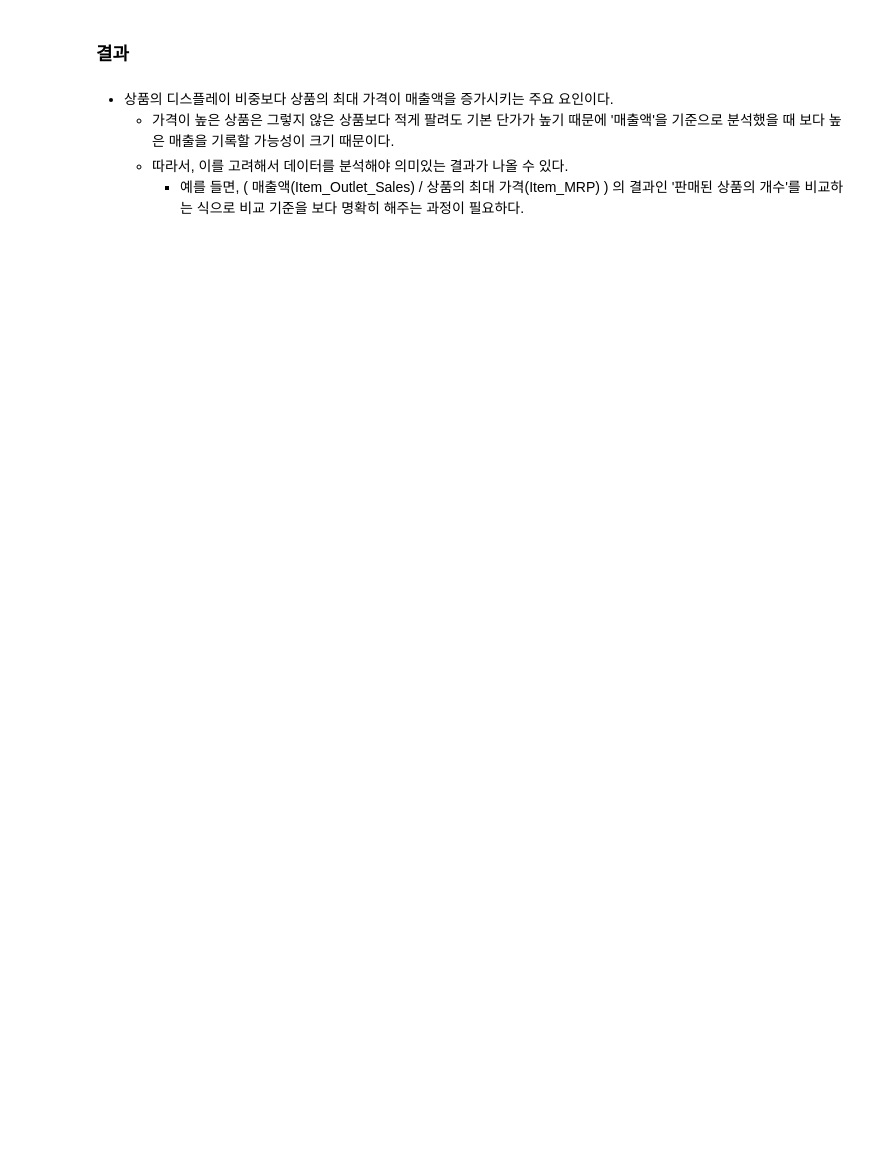
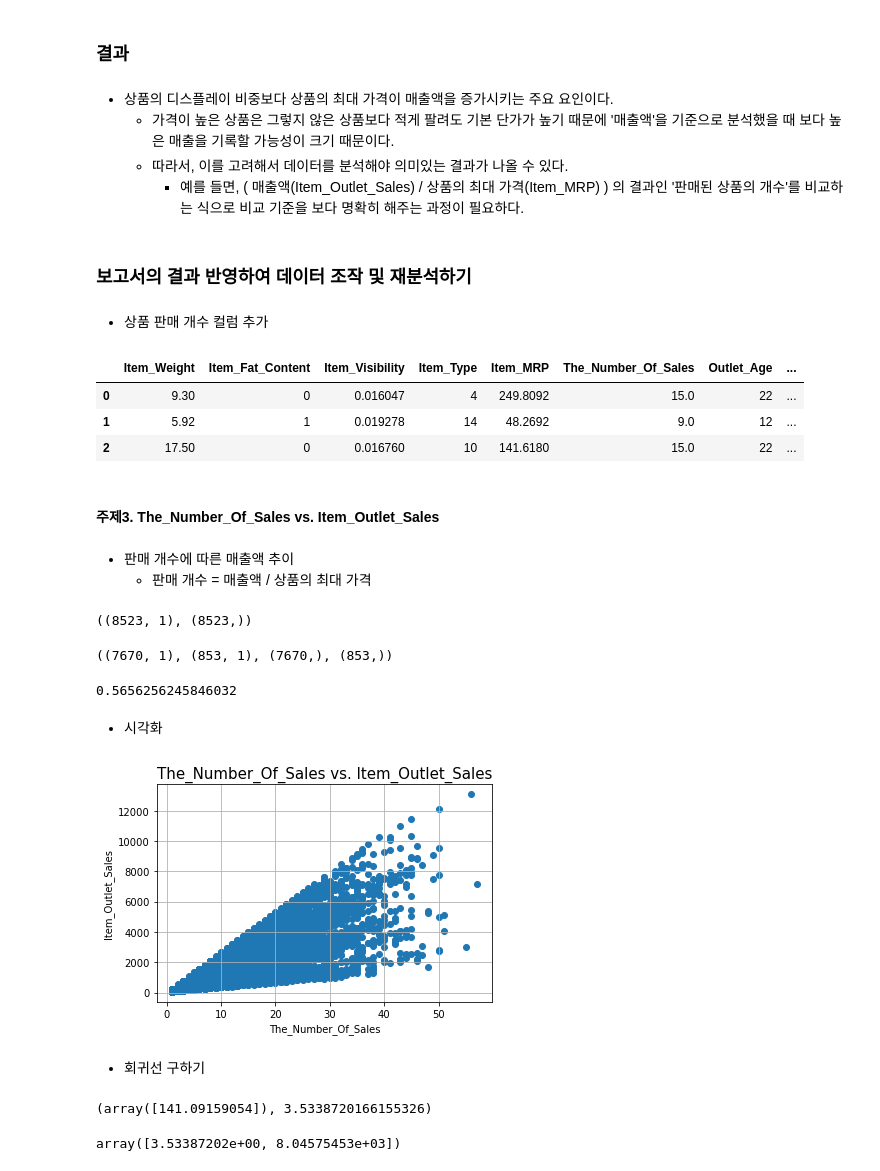
Before and after one commit to 1unasy/MachineLearning-2021-12, a Jupyter notebook: 04.회귀/07.과제_Bigmart_Sales_Prediction.ipynb, the cells around one changed output. Drawn from its saved outputs; the diff is of its cells as text; code cells hidden in the pictures; blank space fills up the shorter version.

```diff
--- a/04.회귀/07.과제_Bigmart_Sales_Prediction.ipynb
+++ b/04.회귀/07.과제_Bigmart_Sales_Prediction.ipynb
@@ -356,3 +347,71 @@ df.head()
     - 가격이 높은 상품은 그렇지 않은 상품보다 적게 팔려도 기본 단가가 높기 때문에 '매출액'을 기준으로 분석했을 때 보다 높은 매출을 기록할 가능성이 크기 때문이다.
     - 따라서, 이를 고려해서 데이터를 분석해야 의미있는 결과가 나올 수 있다.
         - 예를 들면, ( 매출액(Item_Outlet_Sales) / 상품의 최대 가격(Item_MRP) ) 의 결과인 '판매된 상품의 개수'를 비교하는 식으로 비교 기준을 보다 명확히 해주는 과정이 필요하다.
+# %% [markdown]
+### 보고서의 결과 반영하여 데이터 조작 및 재분석하기
+# %% [markdown]
+- 상품 판매 개수 컬럼 추가
+# %%
+# 원하는 위치에 컬럼 추가 : 데이터프레임.insert(원하는 컬럼의 위치, 새롭게 들어갈 컬럼의 이름, 데이터 조건)
+df.insert(5, 'The_Number_Of_Sales', round(df.Item_Outlet_Sales / df.Item_MRP))
+# %%
+df.head(3)
+# %% [output]
+|  | Item_Weight | Item_Fat_Content | Item_Visibility | Item_Type | Item_MRP | The_Number_Of_Sales | Outlet_Age | ... |
+| 0 | 9.30 | 0 | 0.016047 | 4 | 249.8092 | 15.0 | 22 | ... |
+| 1 | 5.92 | 1 | 0.019278 | 14 | 48.2692 | 9.0 | 12 | ... |
+| 2 | 17.50 | 0 | 0.016760 | 10 | 141.6180 | 15.0 | 22 | ... |
+# %% [markdown]
+#### 주제3. The_Number_Of_Sales vs. Item_Outlet_Sales
+# %% [markdown]
+- 판매 개수에 따른 매출액 추이
+    - 판매 개수 = 매출액 / 상품의 최대 가격
+# %%
+the_num_of_sales = df.The_Number_Of_Sales.values.reshape(-1,1) # X 값
+sales_amount = df.Item_Outlet_Sales.values      # target(label) 값
+the_num_of_sales.shape, sales_amount.shape
+# %% [output]
+((8523, 1), (8523,))
+# %%
+# 학습 / 테스트 데이터셋 분리
+from sklearn.model_selection import train_test_split
+X_train, X_test, y_train, y_test = train_test_split(
+    the_num_of_sales, sales_amount, test_size=0.1, random_state=2021
+)
+
+X_train.shape, X_test.shape, y_train.shape, y_test.shape
+# %% [output]
+((7670, 1), (853, 1), (7670,), (853,))
+# %%
+# 학습 데이터로 훈련 및 예측
+from sklearn.linear_model import LinearRegression
+lr3 = LinearRegression()
+lr3.fit(X_train, y_train)
+lr3.score(X_test, y_test)
+# %% [output]
+0.5656256245846032
+# %% [markdown]
+- 시각화
+# %%
+# 산점도 시각화
+plt.scatter(X_train, y_train)
+plt.grid()
+plt.xlabel('The_Number_Of_Sales')
+plt.ylabel('Item_Outlet_Sales')
+plt.title('The_Number_Of_Sales vs. Item_Outlet_Sales', fontsize=15)
+plt.show()
+# %% [output]
+[figure, added]
+# %% [markdown]
+- 회귀선 구하기
+# %%
+# 계수 / 절편
+lr3.coef_, lr3.intercept_
+# %% [output]
+(array([141.09159054]), 3.5338720166155326)
+# %%
+xs3 = np.array([0, 57])
+ys3 = xs3 * lr3.coef_ + lr3.intercept_
+ys3
+# %% [output]
+array([3.53387202e+00, 8.04575453e+03])
```
Also changed, not shown: parts of 11 cells of this notebook.
